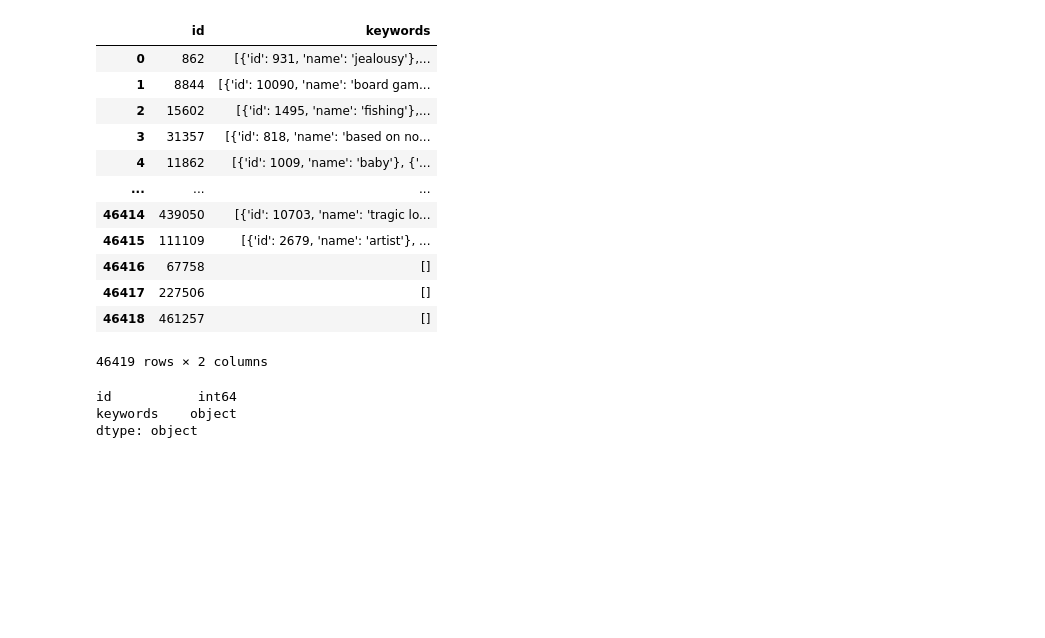
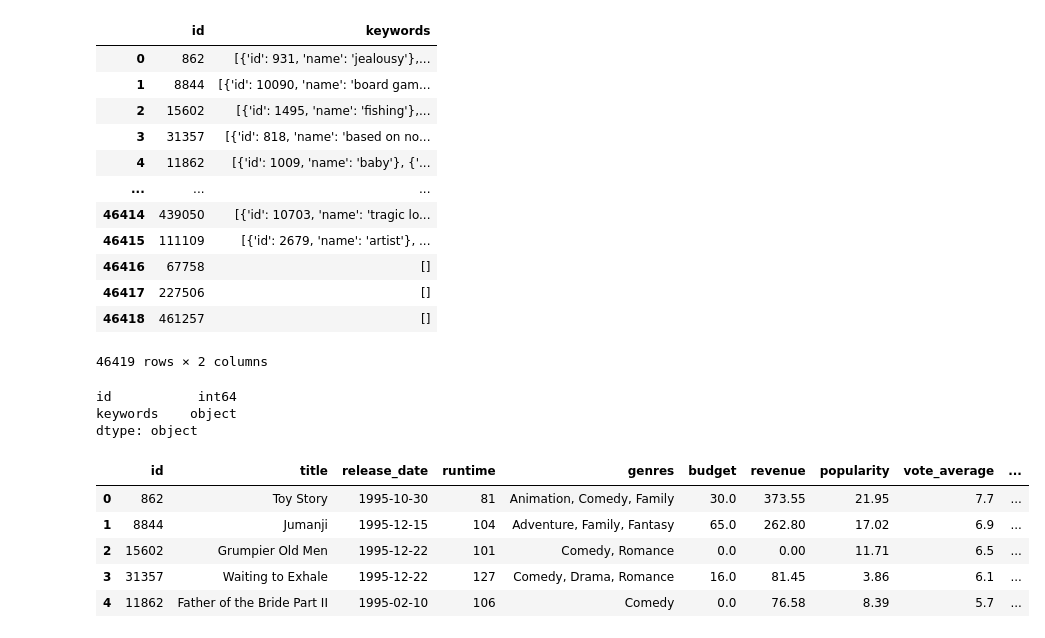
Before and after one commit to SanAntonik/MRS, a Jupyter notebook: DA_skill_showcase/MRS.ipynb, the cells around one changed output. Cells and saved outputs as stored; diff of their text form; code cells hidden in the pictures; blank space fills up the shorter version.

Commit message:
Merge datasets

```diff
--- a/DA_skill_showcase/MRS.ipynb
+++ b/DA_skill_showcase/MRS.ipynb
@@ -419,3 +419,14 @@ keywords.dtypes
 id           int64
 keywords    object
 dtype: object
+# %%
+df = df.merge(credits, on='id')
+df = df.merge(keywords, on='id')
+df.head()
+# %% [output]
+|  | id | title | release_date | runtime | genres | budget | revenue | popularity | vote_average | ... |
+| 0 | 862 | Toy Story | 1995-10-30 | 81 | Animation, Comedy, Family | 30.0 | 373.55 | 21.95 | 7.7 | ... |
+| 1 | 8844 | Jumanji | 1995-12-15 | 104 | Adventure, Family, Fantasy | 65.0 | 262.80 | 17.02 | 6.9 | ... |
+| 2 | 15602 | Grumpier Old Men | 1995-12-22 | 101 | Comedy, Romance | 0.0 | 0.00 | 11.71 | 6.5 | ... |
+| 3 | 31357 | Waiting to Exhale | 1995-12-22 | 127 | Comedy, Drama, Romance | 16.0 | 81.45 | 3.86 | 6.1 | ... |
+| 4 | 11862 | Father of the Bride Part II | 1995-02-10 | 106 | Comedy | 0.0 | 76.58 | 8.39 | 5.7 | ... |
```
Also changed, not shown: parts of 1 cell of this notebook.
